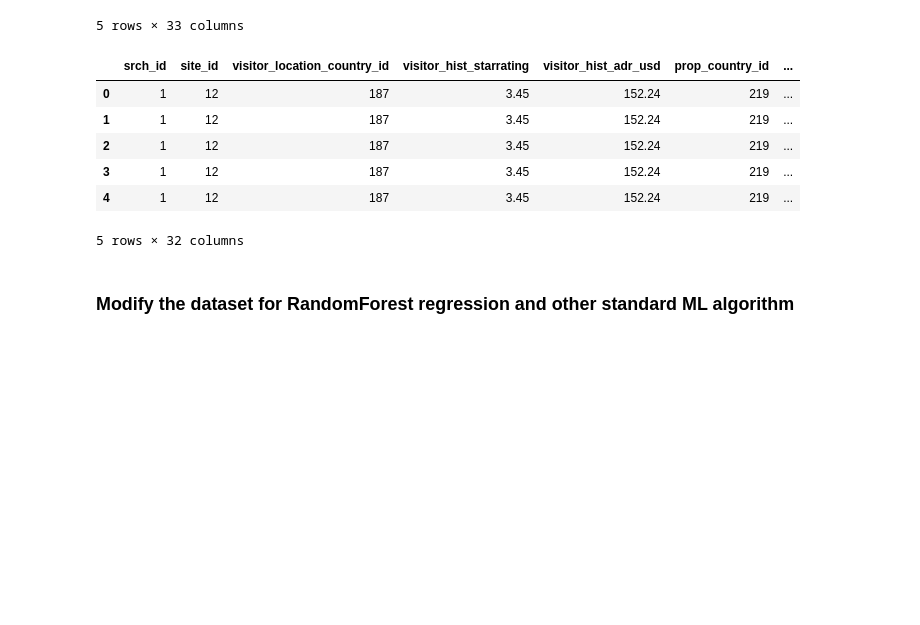
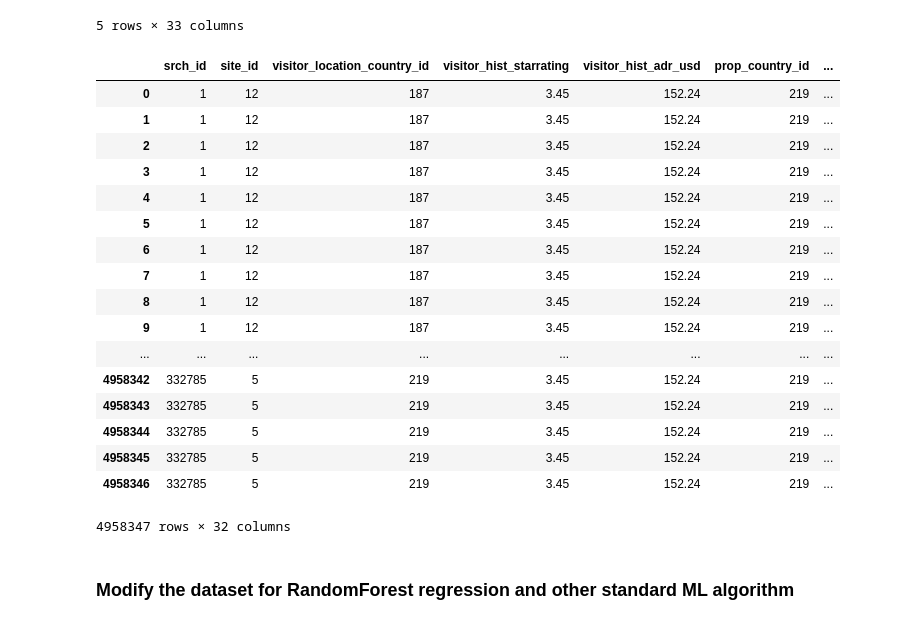
Before and after one commit to DavideBrex/Expedia-Hotels-recommendation-system, a Jupyter notebook: notebooks/Test_ranking_models.ipynb, the cells around one changed output. Cells and saved outputs as stored; diff of their text form; code cells hidden in the pictures; blank space fills up the shorter version.

```diff
--- a/notebooks/Test_ranking_models.ipynb
+++ b/notebooks/Test_ranking_models.ipynb
@@ -20,15 +20,26 @@ train.head()
 5 rows × 33 columns
 # %%
 train= train.drop(["Unnamed: 0"],axis=1)
-train.head()
+train
 # %% [output]
 |  | srch_id | site_id | visitor_location_country_id | visitor_hist_starrating | visitor_hist_adr_usd | prop_country_id | ... |
 | 0 | 1 | 12 | 187 | 3.45 | 152.24 | 219 | ... |
 | 1 | 1 | 12 | 187 | 3.45 | 152.24 | 219 | ... |
 | 2 | 1 | 12 | 187 | 3.45 | 152.24 | 219 | ... |
 | 3 | 1 | 12 | 187 | 3.45 | 152.24 | 219 | ... |
 | 4 | 1 | 12 | 187 | 3.45 | 152.24 | 219 | ... |
+| 5 | 1 | 12 | 187 | 3.45 | 152.24 | 219 | ... |
+| 6 | 1 | 12 | 187 | 3.45 | 152.24 | 219 | ... |
+| 7 | 1 | 12 | 187 | 3.45 | 152.24 | 219 | ... |
+| 8 | 1 | 12 | 187 | 3.45 | 152.24 | 219 | ... |
+| 9 | 1 | 12 | 187 | 3.45 | 152.24 | 219 | ... |
+| ... | ... | ... | ... | ... | ... | ... | ... |
+| 4958342 | 332785 | 5 | 219 | 3.45 | 152.24 | 219 | ... |
+| 4958343 | 332785 | 5 | 219 | 3.45 | 152.24 | 219 | ... |
+| 4958344 | 332785 | 5 | 219 | 3.45 | 152.24 | 219 | ... |
+| 4958345 | 332785 | 5 | 219 | 3.45 | 152.24 | 219 | ... |
+| 4958346 | 332785 | 5 | 219 | 3.45 | 152.24 | 219 | ... |
-5 rows × 32 columns
+4958347 rows × 32 columns
 # %% [markdown]
 ### Modify the dataset for RandomForest regression and other standard ML algorithm
 # %%
```
Also changed, not shown: parts of 5 cells of this notebook, 1 other file.
